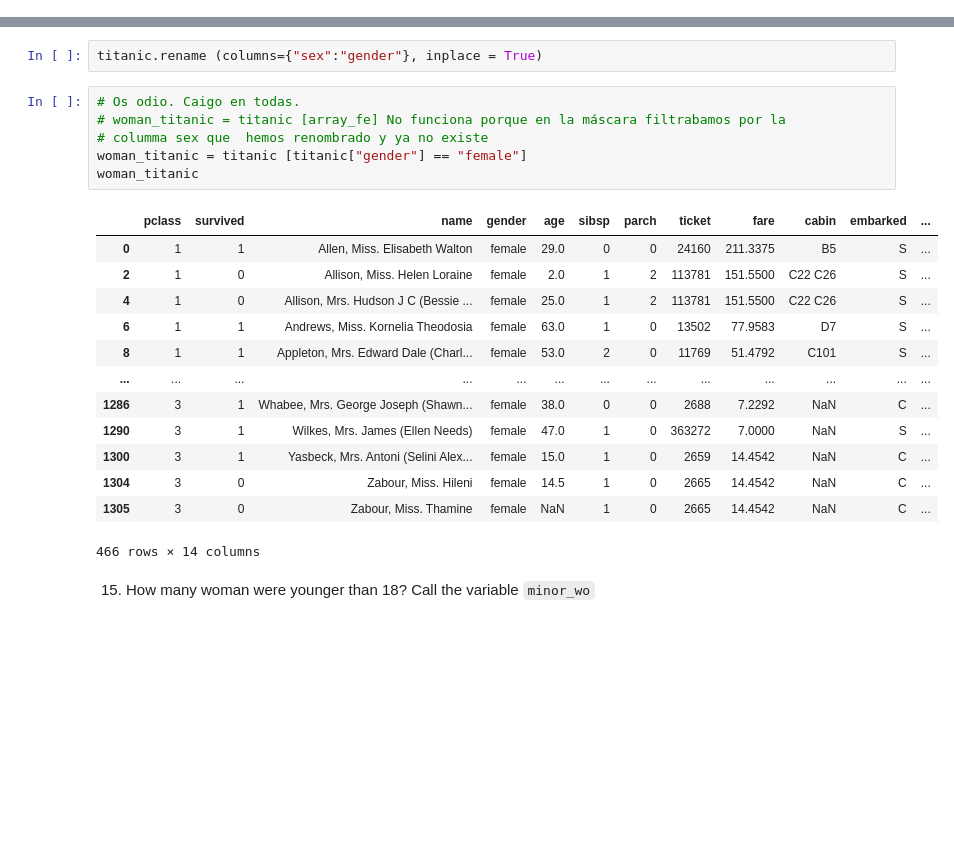
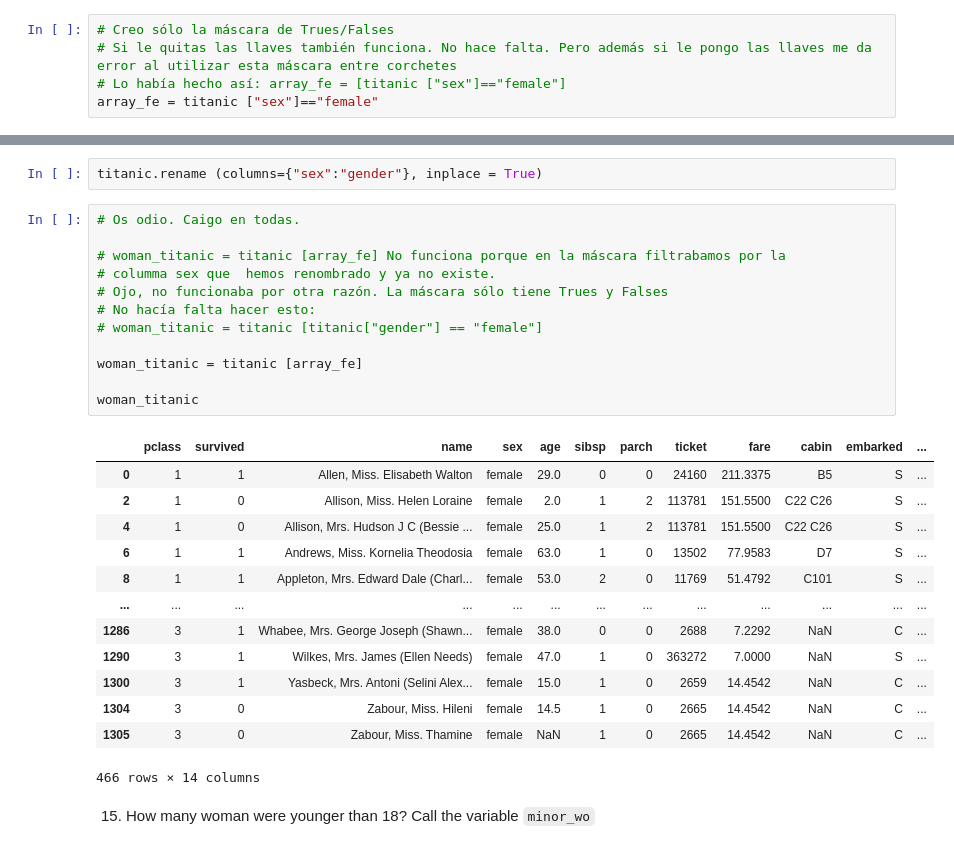
Before and after one commit to naiamerino/2026-02-BILBAO-FT-Data-Science, a Jupyter notebook: 2-Data_Analysis/2-Pandas/Practica/7-Titanic/Titanic-exercise_NMG.ipynb, the cells around one changed output, grey strips where cells are left out. Drawn from its saved outputs; the diff is of its cells as text; blank space fills up the shorter version.

```diff
--- a/2-Data_Analysis/2-Pandas/Practica/7-Titanic/Titanic-exercise_NMG.ipynb
+++ b/2-Data_Analysis/2-Pandas/Practica/7-Titanic/Titanic-exercise_NMG.ipynb
@@ -300,15 +296,26 @@ array_fe
+# %%
+# Creo sólo la máscara de Trues/Falses
+# Si le quitas las llaves también funciona. No hace falta. Pero además si le pongo las llaves me da error al utilizar esta máscara entre corchetes
+# Lo había hecho así: array_fe = [titanic ["sex"]=="female"]
+array_fe = titanic ["sex"]=="female"
 # %% [markdown]
 14. Rename the column `"sex"` to `"gender"` and filter the `titanic` dataframe with the boolean array, call it `woman_titanic`
 # %%
 titanic.rename (columns={"sex":"gender"}, inplace = True)
 # %%
 # Os odio. Caigo en todas.
+
 # woman_titanic = titanic [array_fe] No funciona porque en la máscara filtrabamos por la
-# columma sex que  hemos renombrado y ya no existe
-woman_titanic = titanic [titanic["gender"] == "female"]
+# columma sex que  hemos renombrado y ya no existe.
+# Ojo, no funcionaba por otra razón. La máscara sólo tiene Trues y Falses
+# No hacía falta hacer esto:
+# woman_titanic = titanic [titanic["gender"] == "female"]
+
+woman_titanic = titanic [array_fe]
+
 woman_titanic
 # %% [output]
-|  | pclass | survived | name | gender | age | sibsp | parch | ticket | fare | cabin | embarked | ... |
+|  | pclass | survived | name | sex | age | sibsp | parch | ticket | fare | cabin | embarked | ... |
 | 0 | 1 | 1 | Allen, Miss. Elisabeth Walton | female | 29.0 | 0 | 0 | 24160 | 211.3375 | B5 | S | ... |
 | 2 | 1 | 0 | Allison, Miss. Helen Loraine | female | 2.0 | 1 | 2 | 113781 | 151.5500 | C22 C26 | S | ... |
 | 4 | 1 | 0 | Allison, Mrs. Hudson J C (Bessie ... | female | 25.0 | 1 | 2 | 113781 | 151.5500 | C22 C26 | S | ... |
```
Also changed, not shown: parts of 21 cells of this notebook, 15 other files.
